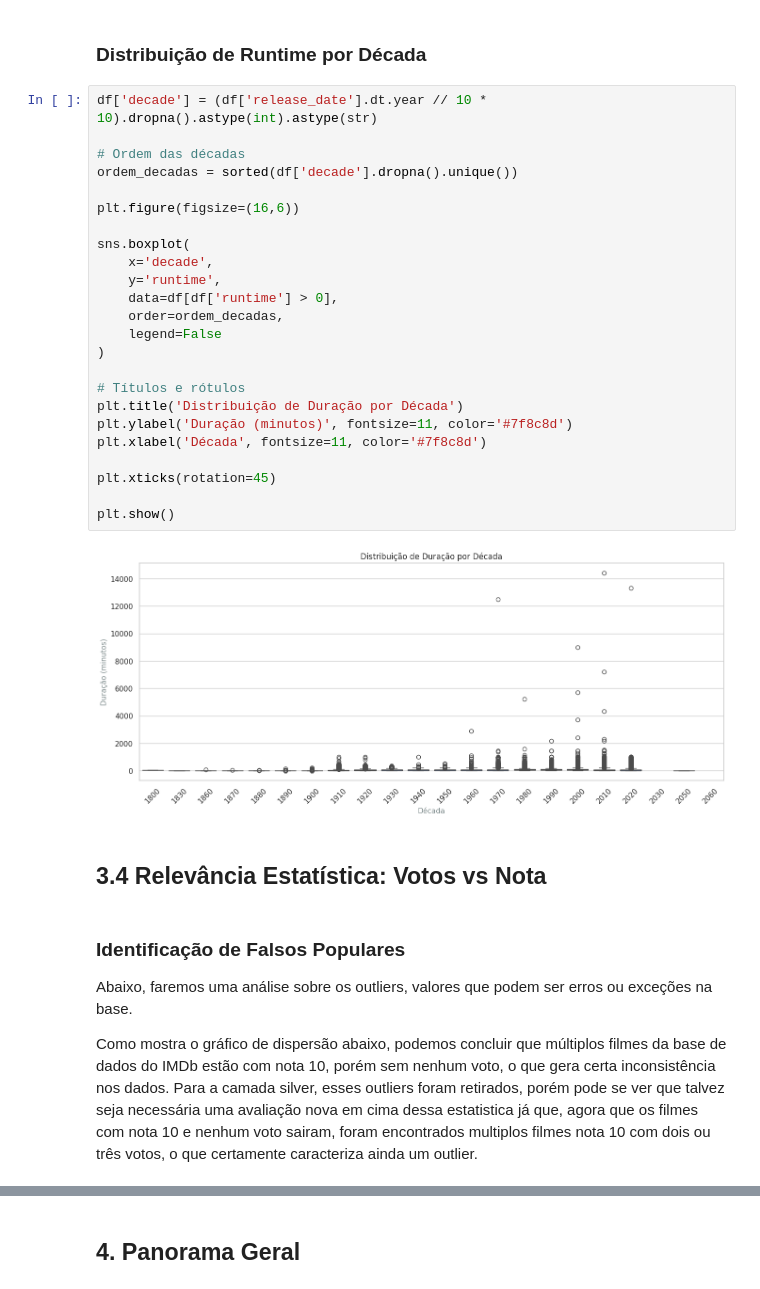
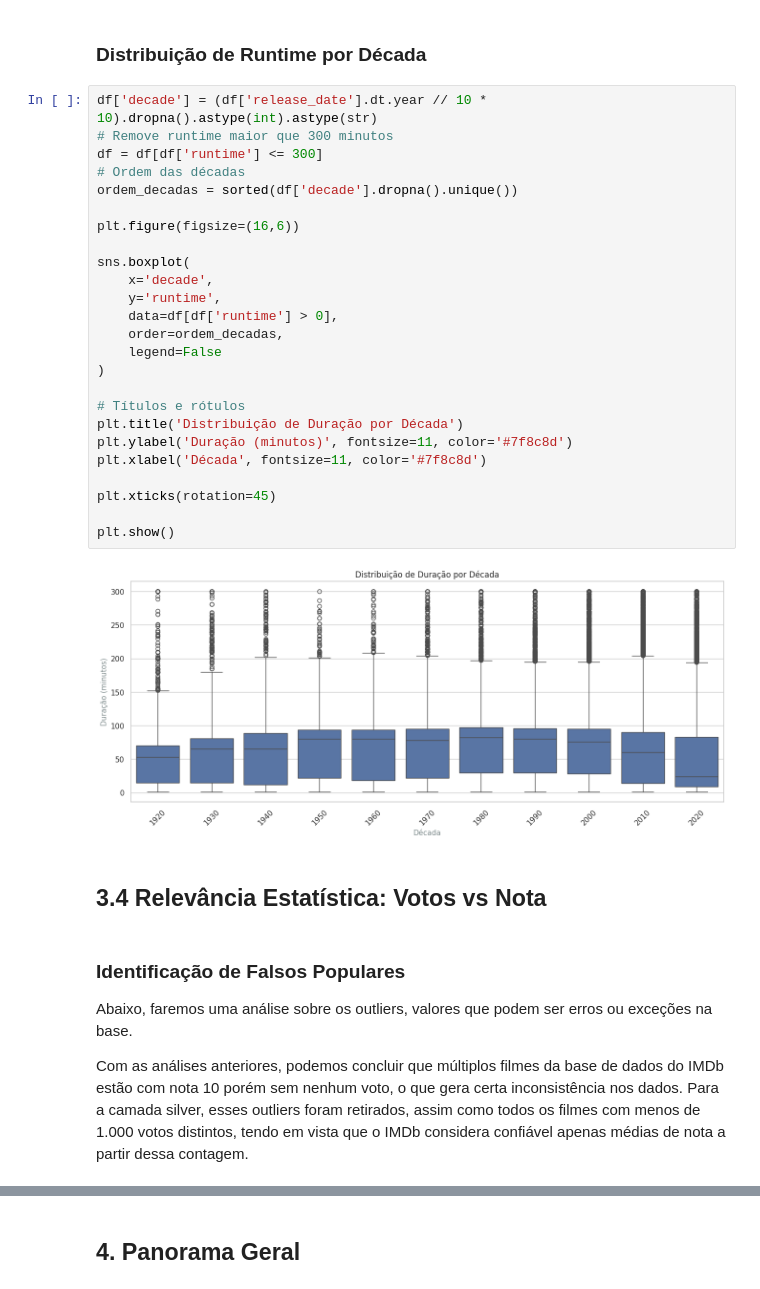
Before and after one commit to kauaneiras/Grupo-8-SBD2, a Jupyter notebook: Data Layer/silver/analytics.ipynb, the cells around one changed output, grey strips where cells are left out. Saved outputs shown, nothing was run; the diff lists cells and outputs as text.

Commit message:
Feat: altera etl e silver

```diff
--- a/Data Layer/silver/analytics.ipynb
+++ b/Data Layer/silver/analytics.ipynb
@@ -470,30 +476,31 @@ plt.show()
 ### Distribuição de Runtime por Década
 # %%
 df['decade'] = (df['release_date'].dt.year // 10 * 10).dropna().astype(int).astype(str)
-
+# Remove runtime maior que 300 minutos
+df = df[df['runtime'] <= 300]
 # Ordem das décadas
 ordem_decadas = sorted(df['decade'].dropna().unique())
 
 plt.figure(figsize=(16,6))
 
 sns.boxplot(
     x='decade',
     y='runtime',
     data=df[df['runtime'] > 0],
     order=ordem_decadas,
     legend=False
 )
 
 # Títulos e rótulos
 plt.title('Distribuição de Duração por Década')
 plt.ylabel('Duração (minutos)', fontsize=11, color='#7f8c8d')
 plt.xlabel('Década', fontsize=11, color='#7f8c8d')
 
 plt.xticks(rotation=45)
 
 plt.show()
 # %% [output]
-[figure, old version]
+[figure, new version]
 # %% [markdown]
 ## 3.4 Relevância Estatística: Votos vs Nota
 # %% [markdown]
@@ -501,7 +508,7 @@ plt.show()
 
 Abaixo, faremos uma análise sobre os outliers, valores que podem ser erros ou exceções na base.
 
-Como mostra o gráfico de dispersão abaixo, podemos concluir que múltiplos filmes da base de dados do IMDb estão com nota 10, porém sem nenhum voto, o que gera certa inconsistência nos dados. Para a camada silver, esses outliers foram retirados, porém pode se ver que talvez seja necessária uma avaliação nova em cima dessa estatistica já que, agora que os filmes com nota 10 e nenhum voto sairam, foram encontrados multiplos filmes nota 10 com dois ou três votos, o que certamente caracteriza ainda um outlier.
+Com as análises anteriores, podemos concluir que múltiplos filmes da base de dados do IMDb estão com nota 10 porém sem nenhum voto, o que gera certa inconsistência nos dados. Para a camada silver, esses outliers foram retirados, assim como todos os filmes com menos de 1.000 votos distintos, tendo em vista que o IMDb considera confiável apenas médias de nota a partir dessa contagem.
 # %%
 # Converte para numérico e remove NaN
 df['vote_average'] = pd.to_numeric(df['vote_average'], errors='coerce')
```
Also changed, not shown: parts of 21 cells of this notebook, 3 other files.
